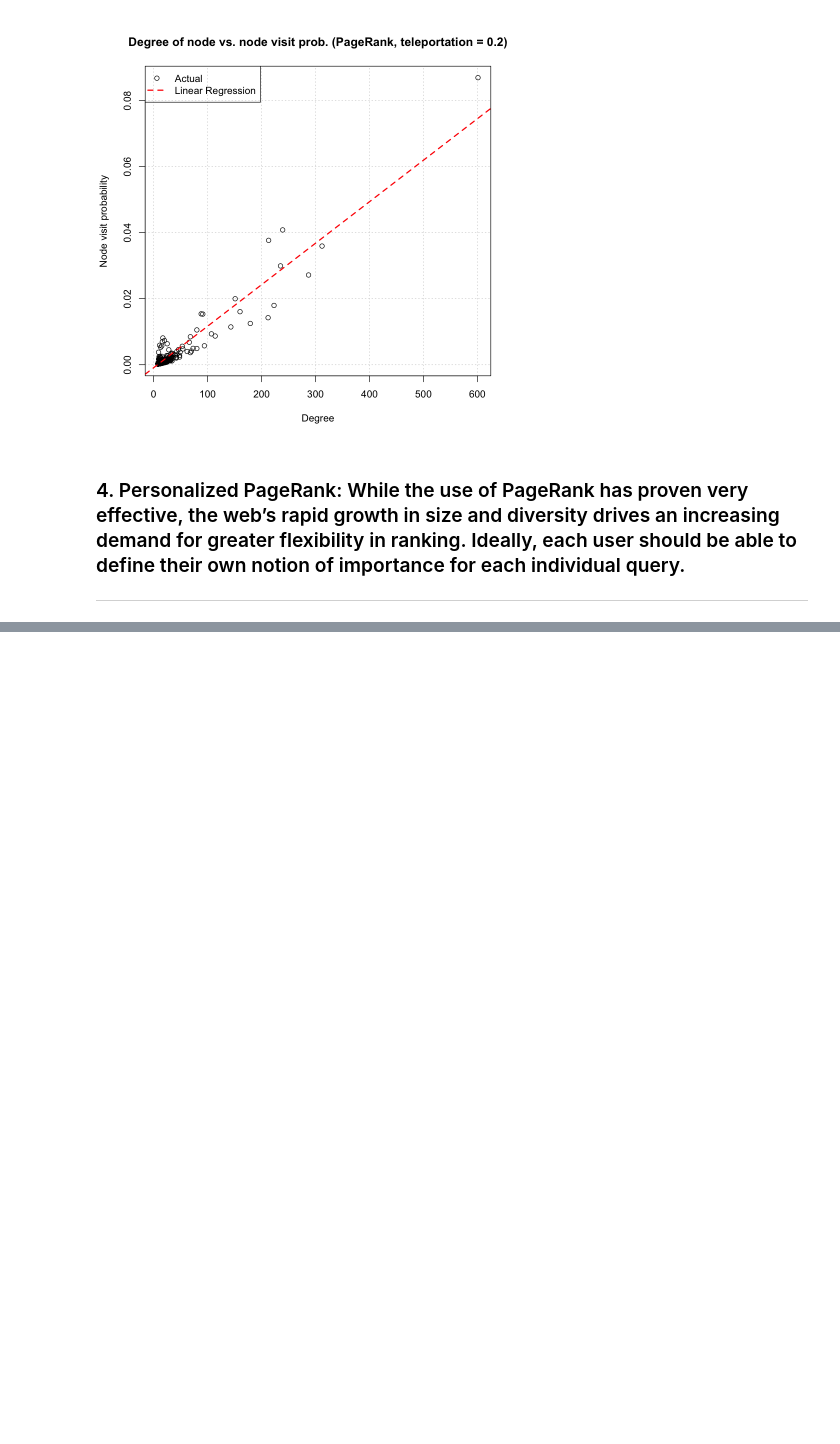
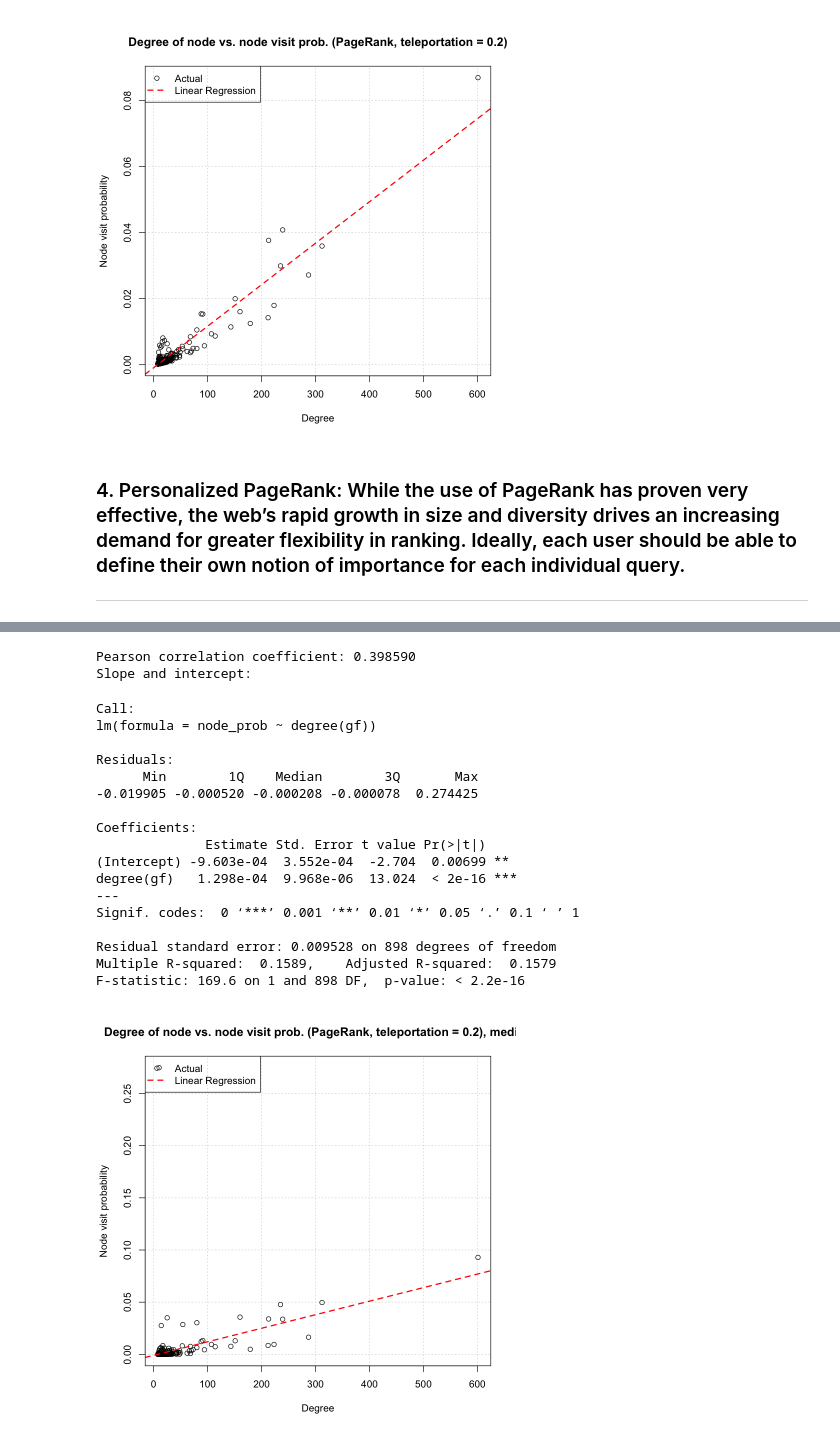
Before and after one commit to kchuang625/ucla-ece-232e-spring-2023-hw, a Jupyter notebook: project1/part2-2_705668757_905847065_105945588.ipynb, the cells around one changed output, grey strips where cells are left out. Saved outputs shown, nothing was run; the diff lists cells and outputs as text; code cells hidden in the pictures; blank space fills up the shorter version.

```diff
--- a/project1/part2-2_705668757_905847065_105945588.ipynb
+++ b/project1/part2-2_705668757_905847065_105945588.ipynb
@@ -255,0 +356,38 @@ F-statistic:  9262 on 1 and 898 DF,  p-value: < 2.2e-16
+# %%
+# Plot the visit probability as a function of node degree
+plot(degree(gf), node_prob, xlab = 'Degree', ylab = 'Node visit probability',
+     main = "Degree of node vs. node visit prob. (PageRank, teleportation = 0.2), median", grid())
+
+# Add a red dashed line representing the linear regression fit
+abline(lm(node_prob ~ degree(gf)), col = "red", lwd = 2, lty = 2)
+
+# Add a legend indicating the actual data and the linear regression line
+legend('topleft', legend = c("Actual", "Linear Regression"),
+       lty = c(NA, 2), lwd = c(1, 2), pch = c(1, NA),
+       col = c('black', 'red'))
+
+# Print the Pearson correlation coefficient and the slope and intercept of the linear regression
+cat(sprintf("Pearson correlation coefficient: %f\n", cor(degree(gf), node_prob)))
+cat("Slope and intercept:\n")
+summary(lm(node_prob ~ degree(gf)))
+# %% [output]
+Pearson correlation coefficient: 0.398590
+Slope and intercept:
+Call:
+lm(formula = node_prob ~ degree(gf))
+
+Residuals:
+      Min        1Q    Median        3Q       Max
+-0.019905 -0.000520 -0.000208 -0.000078  0.274425
+
+Coefficients:
+              Estimate Std. Error t value Pr(>|t|)
+(Intercept) -9.603e-04  3.552e-04  -2.704  0.00699 **
+degree(gf)   1.298e-04  9.968e-06  13.024  < 2e-16 ***
+---
+Signif. codes:  0 ‘***’ 0.001 ‘**’ 0.01 ‘*’ 0.05 ‘.’ 0.1 ‘ ’ 1
+
+Residual standard error: 0.009528 on 898 degrees of freedom
+Multiple R-squared:  0.1589,    Adjusted R-squared:  0.1579
+F-statistic: 169.6 on 1 and 898 DF,  p-value: < 2.2e-16
+[figure, added]
```
Also changed, not shown: parts of 13 cells of this notebook.
